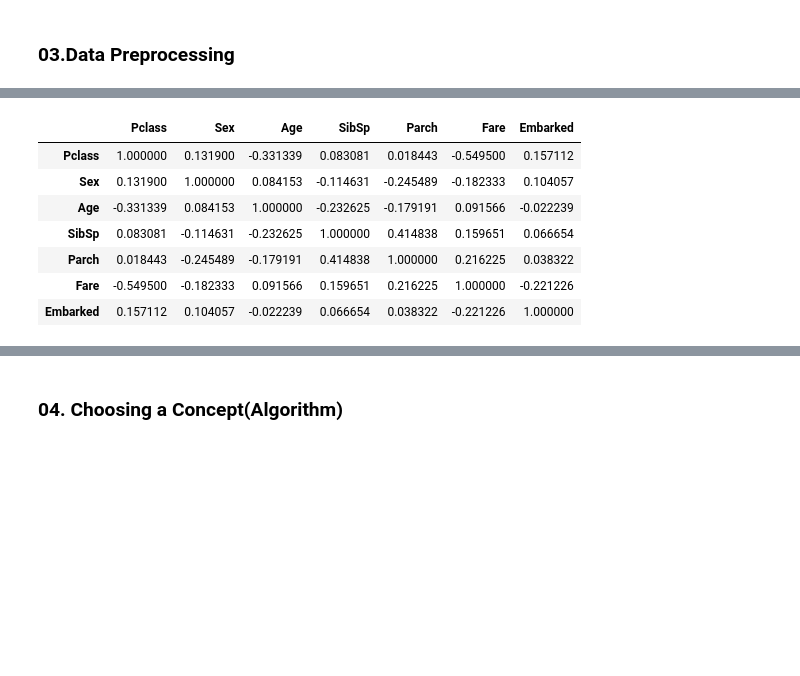
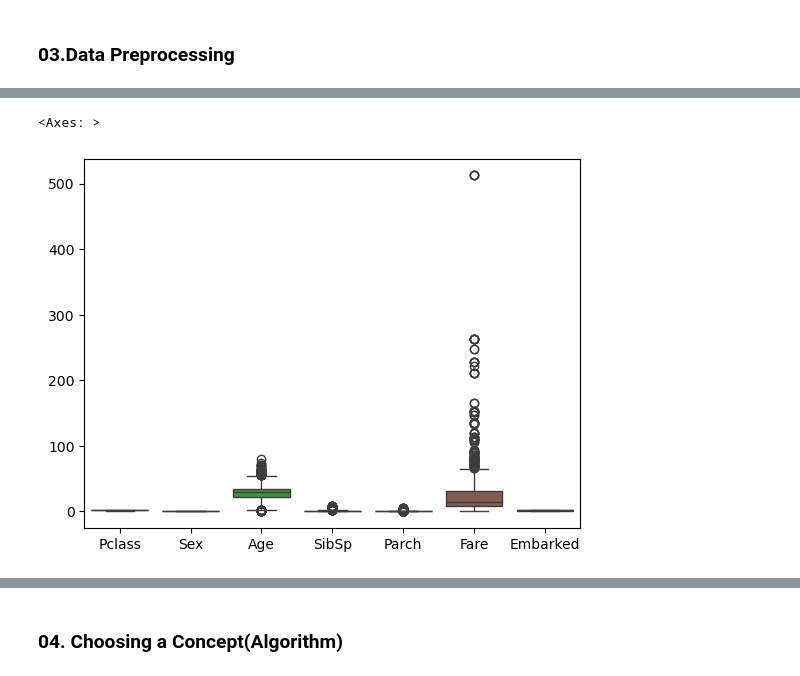
Before and after one commit to Siva1204Tharsh/CodeAlpha_TITANIC_CLASSIFICATION_Task01, a Jupyter notebook: Titanic_Survival_Classification.ipynb, the cells around one changed output, grey strips where cells are left out. Saved outputs shown, nothing was run; the diff lists cells and outputs as text; code cells hidden in the pictures; blank space fills up the shorter version.

```diff
--- a/Titanic_Survival_Classification.ipynb
+++ b/Titanic_Survival_Classification.ipynb
@@ -156,11 +62,0 @@ X
-# %%
-X.corr()
-# %% [output]
-|  | Pclass | Sex | Age | SibSp | Parch | Fare | Embarked |
-| Pclass | 1.000000 | 0.131900 | -0.331339 | 0.083081 | 0.018443 | -0.549500 | 0.157112 |
-| Sex | 0.131900 | 1.000000 | 0.084153 | -0.114631 | -0.245489 | -0.182333 | 0.104057 |
-| Age | -0.331339 | 0.084153 | 1.000000 | -0.232625 | -0.179191 | 0.091566 | -0.022239 |
-| SibSp | 0.083081 | -0.114631 | -0.232625 | 1.000000 | 0.414838 | 0.159651 | 0.066654 |
-| Parch | 0.018443 | -0.245489 | -0.179191 | 0.414838 | 1.000000 | 0.216225 | 0.038322 |
-| Fare | -0.549500 | -0.182333 | 0.091566 | 0.159651 | 0.216225 | 1.000000 | -0.221226 |
-| Embarked | 0.157112 | 0.104057 | -0.022239 | 0.066654 | 0.038322 | -0.221226 | 1.000000 |
@@ -167,3 +68,8 @@ X.corr()
+# %%
+sns.boxplot(X)
+# %% [output]
+<Axes: >
+[figure, added]
 # %%
 # Display age distribution based on Survived
 sns.distplot(df[df['Survived'] == 1]['Age'], label='Survived')
```
Also changed, not shown: parts of 23 cells of this notebook.
